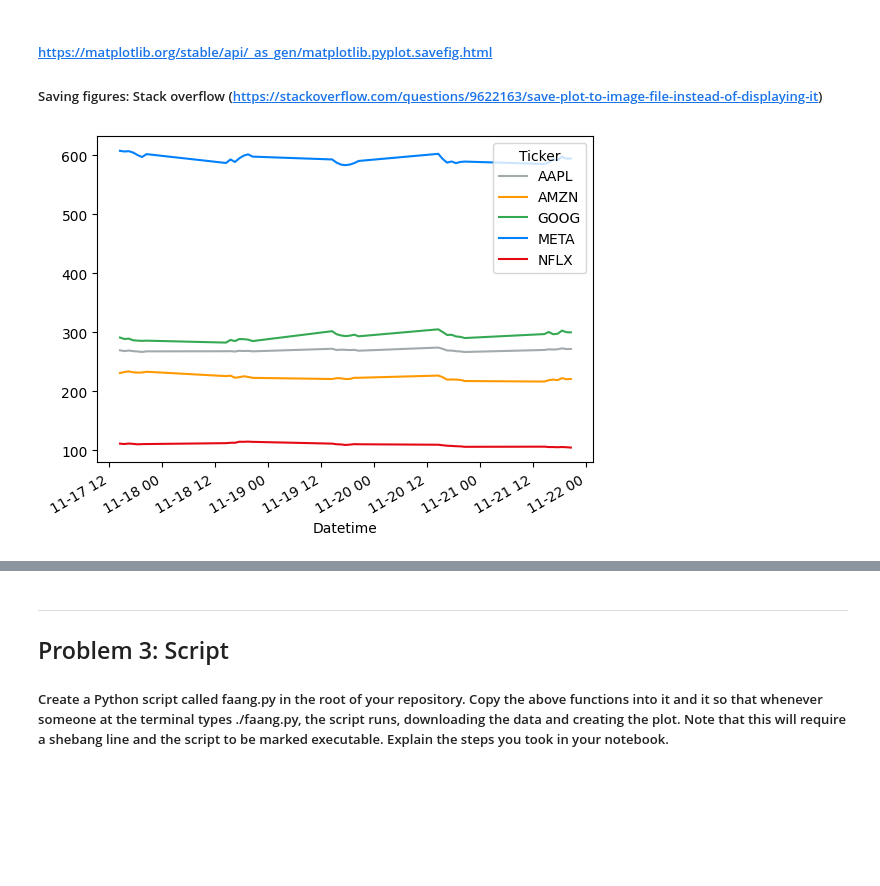
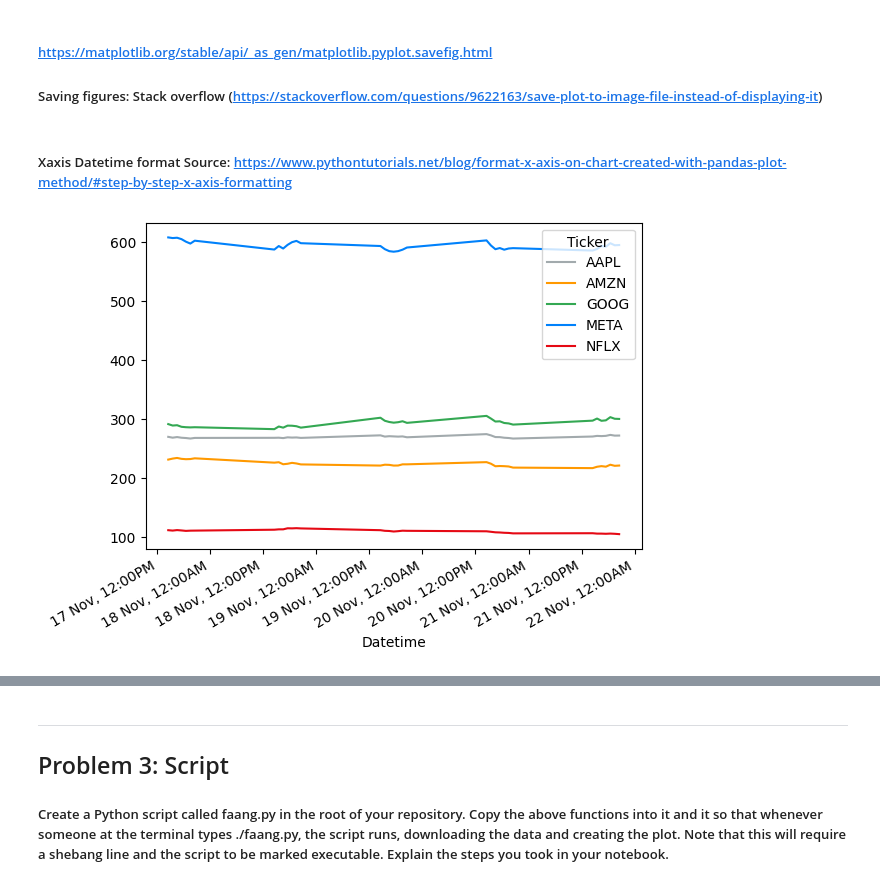
Before and after one commit to FaolanH/computer-infrastructure-assessment, a Jupyter notebook: problems.ipynb, the cells around one changed output, grey strips where cells are left out. Drawn from its saved outputs; the diff is of its cells as text; code cells hidden in the pictures; blank space fills up the shorter version.

Commit message:
Clearly display the datetime on the plot using mdates

```diff
--- a/problems.ipynb
+++ b/problems.ipynb
@@ -152,27 +108,33 @@ MultiIndex([( 'Close', 'AAPL'),
 # %% [markdown]
 ##### https://matplotlib.org/stable/api/_as_gen/matplotlib.pyplot.savefig.html
 ##### Saving figures: Stack overflow (https://stackoverflow.com/questions/9622163/save-plot-to-image-file-instead-of-displaying-it)
+# %% [markdown]
+##### Xaxis Datetime format Source: https://www.pythontutorials.net/blog/format-x-axis-on-chart-created-with-pandas-plot-method/#step-by-step-x-axis-formatting
 # %%
 # Adding more functionality to the plot using fig,ax
 fig, ax = plt.subplots()
-# Using the company colours
+# Using the company colours in the plot
 colours = ('#A2AAAD', '#FF9900', '#34A853', '#0081FB', '#E50914')
+
+date_formatter = mdates.DateFormatter('%d %b, %I:%M%p')  # %b = abbreviated month, %Y = 4-digit year
+ax.xaxis.set_major_formatter(date_formatter)
+
 # ploting all closing prices in the DataFrame
 df['Close'].plot(color=colours, ax=ax);
 
 # The dataframe is created from data from the past five working days, and so today's date is being used
 today = dt.datetime.today()
 
 # This formats today into an order that suits the file output name
 today_format = today.strftime("%Y.%m.%d_%H.%M.%S")
 
 # This brings together the data and format name into a folder specifically created for the outputs
 plotname = "plots/" + "faangdata_" + today_format + ".webp"
 
 # Save the figure into the plot folder as a webp which displays a higher quality image digitally with lower storage
 fig.savefig(plotname, dpi = 500)
 # %% [output]
-[figure, old version]
+[figure, new version]
 # %%
 # date.max
 # https://docs.python.org/3/library/datetime.html
```
Also changed, not shown: parts of 5 cells of this notebook, 3 other files.
